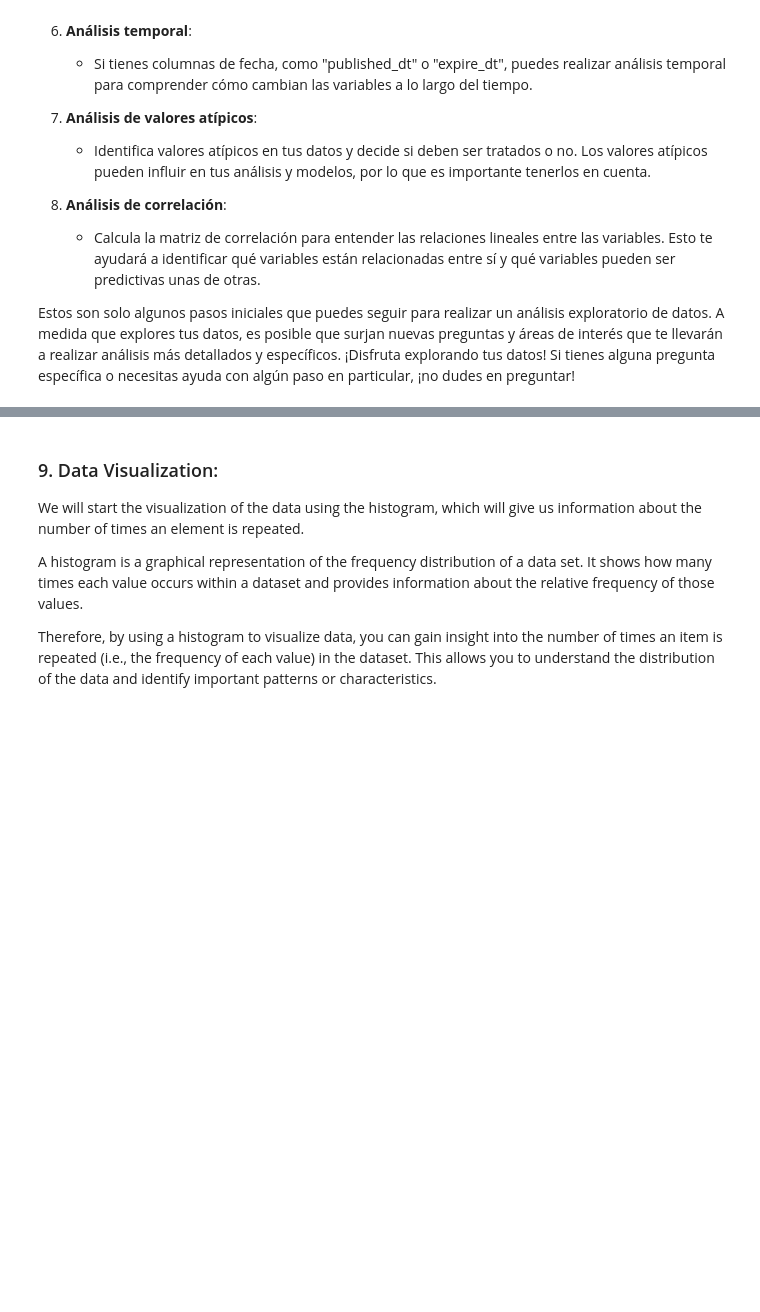
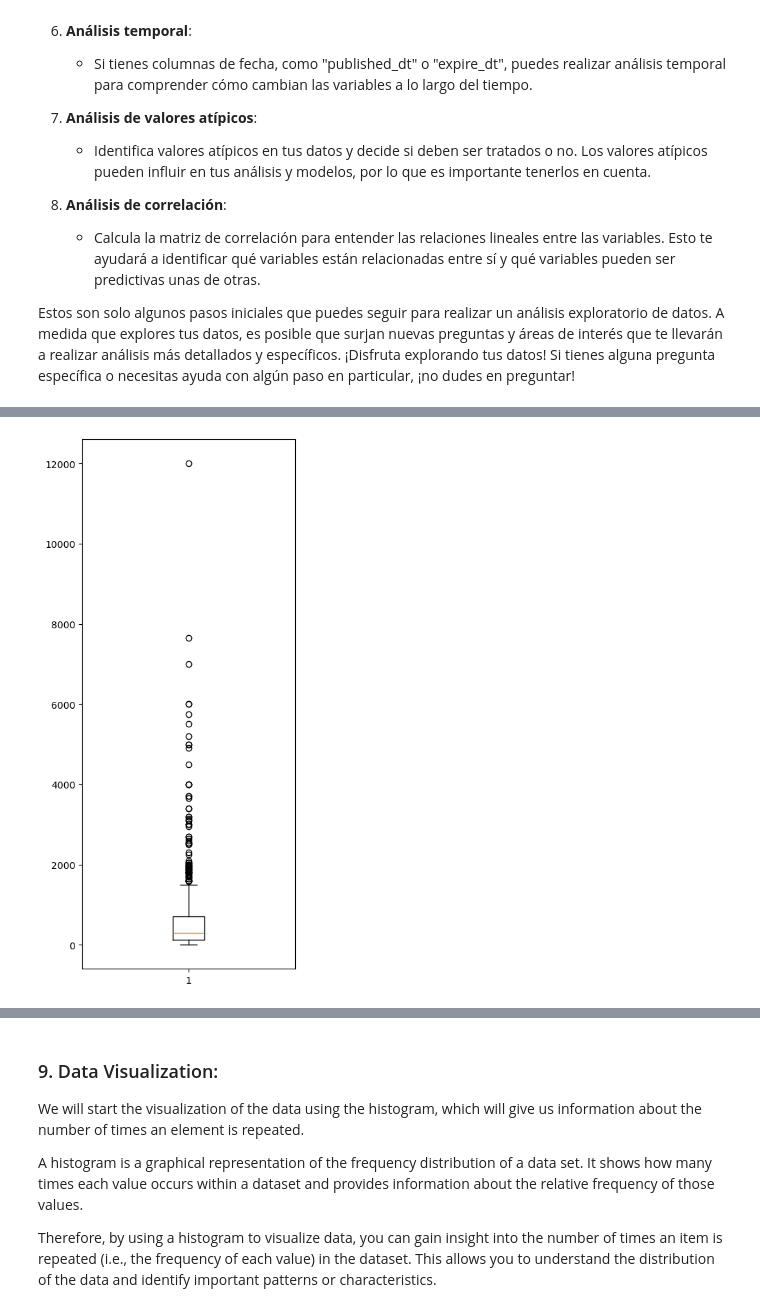
Before and after one commit to albertjimrod/ScraperETL-EDA-ML-Personal, a Jupyter notebook: project_5/EDA_hispasonic.ipynb, the cells around one changed output, grey strips where cells are left out. Saved outputs shown, nothing was run; the diff lists cells and outputs as text; code cells hidden in the pictures; blank space fills up the shorter version.

```diff
--- a/project_5/EDA_hispasonic.ipynb
+++ b/project_5/EDA_hispasonic.ipynb
@@ -490,0 +520,11 @@ plt.show()
+# %%
+# Two outliers taken
+
+fig = plt.figure(figsize =(4, 10))
+arr = ndf_copy["price"]
+
+plt.boxplot(arr)
+
+plt.show()
+# %% [output]
+[figure, added]
```
Also changed, not shown: parts of 44 cells of this notebook, 4 other files.
